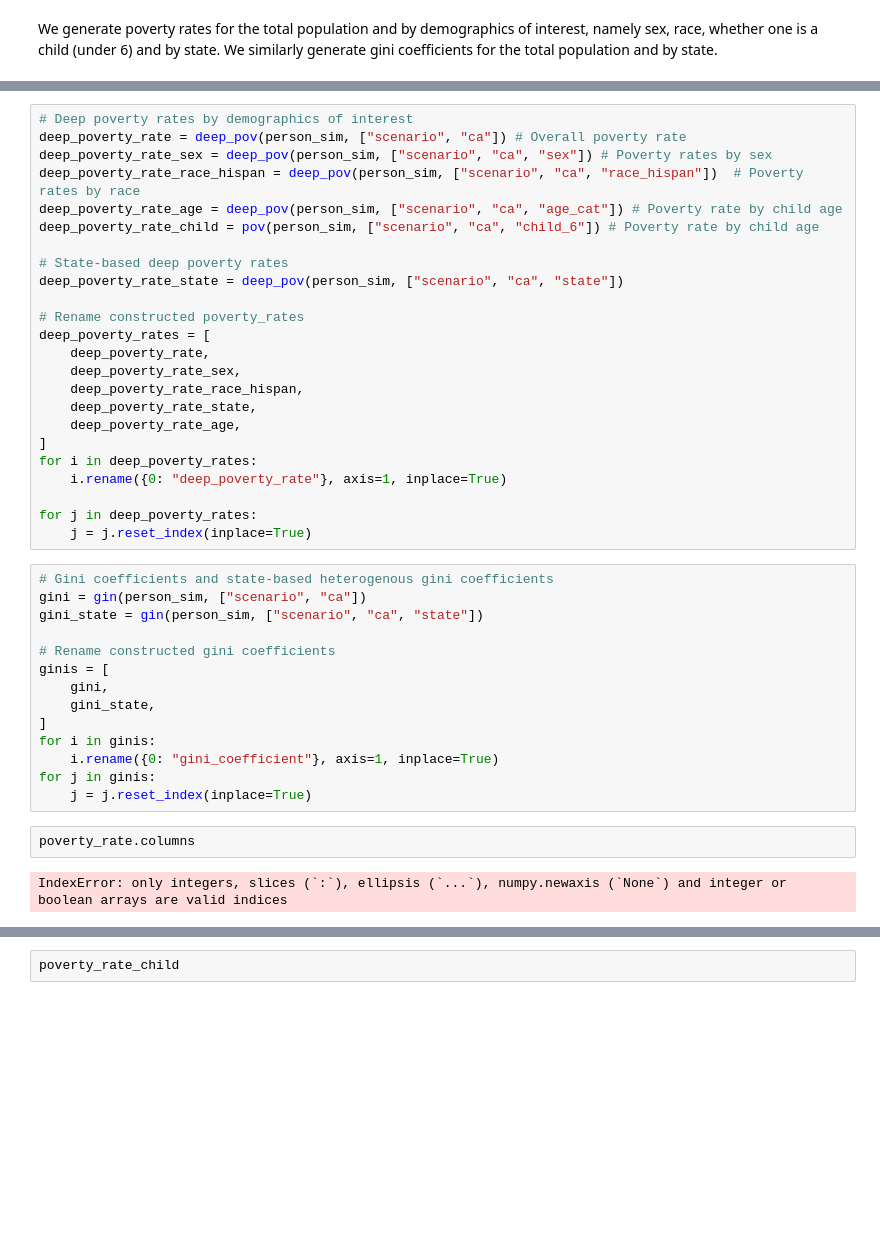
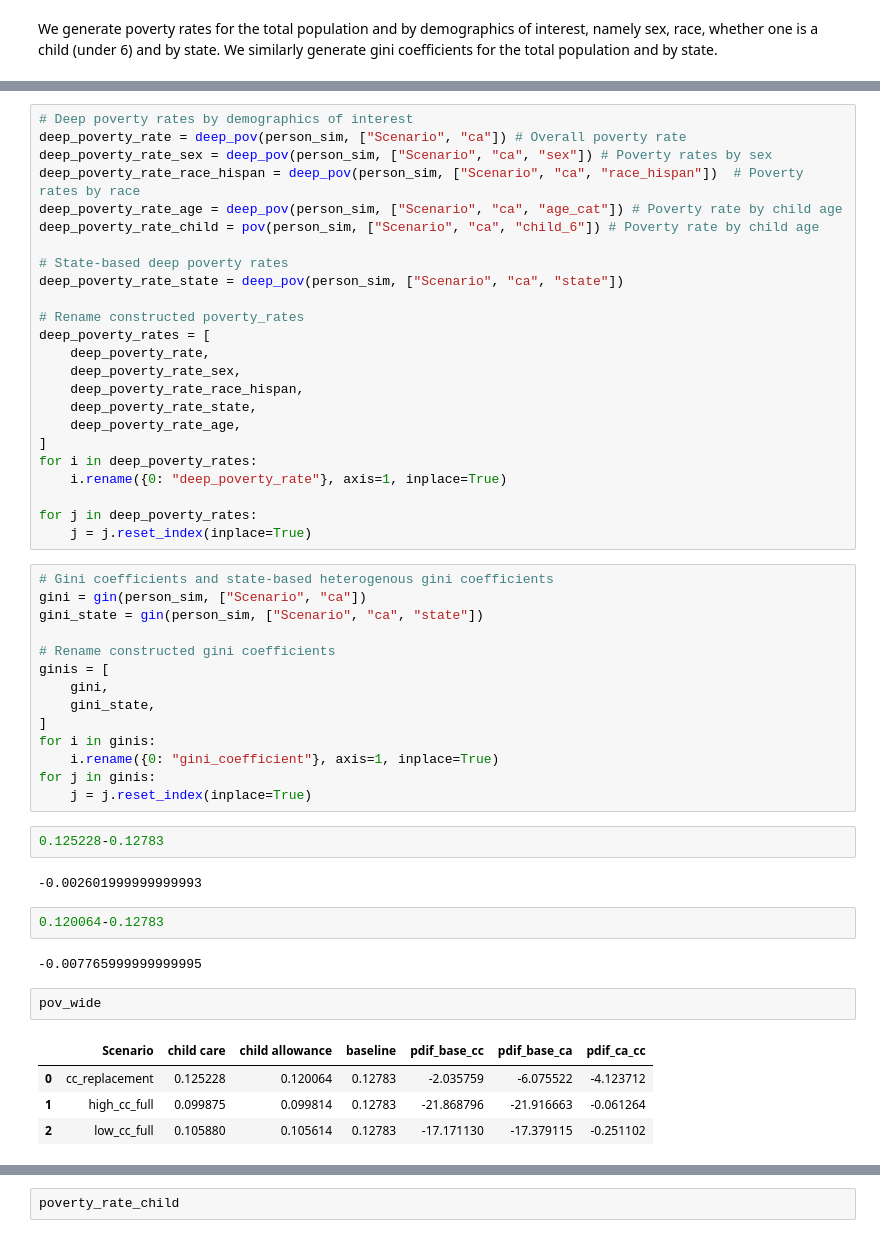
Before and after one commit to UBICenter/child-allowance, a Jupyter notebook: jb/CAllowance.ipynb, the cells around one changed output, grey strips where cells are left out. Cells and saved outputs as stored; diff of their text form; blank space fills up the shorter version.

```diff
--- a/jb/CAllowance.ipynb
+++ b/jb/CAllowance.ipynb
@@ -68,14 +68,14 @@ for j in poverty_rates:
     j = j.reset_index(inplace=True)
 # %%
 # Deep poverty rates by demographics of interest
-deep_poverty_rate = deep_pov(person_sim, ["scenario", "ca"]) # Overall poverty rate
-deep_poverty_rate_sex = deep_pov(person_sim, ["scenario", "ca", "sex"]) # Poverty rates by sex
-deep_poverty_rate_race_hispan = deep_pov(person_sim, ["scenario", "ca", "race_hispan"])  # Poverty rates by race
-deep_poverty_rate_age = deep_pov(person_sim, ["scenario", "ca", "age_cat"]) # Poverty rate by child age
-deep_poverty_rate_child = pov(person_sim, ["scenario", "ca", "child_6"]) # Poverty rate by child age
+deep_poverty_rate = deep_pov(person_sim, ["Scenario", "ca"]) # Overall poverty rate
+deep_poverty_rate_sex = deep_pov(person_sim, ["Scenario", "ca", "sex"]) # Poverty rates by sex
+deep_poverty_rate_race_hispan = deep_pov(person_sim, ["Scenario", "ca", "race_hispan"])  # Poverty rates by race
+deep_poverty_rate_age = deep_pov(person_sim, ["Scenario", "ca", "age_cat"]) # Poverty rate by child age
+deep_poverty_rate_child = pov(person_sim, ["Scenario", "ca", "child_6"]) # Poverty rate by child age
 
 # State-based deep poverty rates
-deep_poverty_rate_state = deep_pov(person_sim, ["scenario", "ca", "state"])
+deep_poverty_rate_state = deep_pov(person_sim, ["Scenario", "ca", "state"])
 
 # Rename constructed poverty_rates
 deep_poverty_rates = [
@@ -92,8 +92,8 @@ for j in deep_poverty_rates:
     j = j.reset_index(inplace=True)
 # %%
 # Gini coefficients and state-based heterogenous gini coefficients
-gini = gin(person_sim, ["scenario", "ca"])
-gini_state = gin(person_sim, ["scenario", "ca", "state"])
+gini = gin(person_sim, ["Scenario", "ca"])
+gini_state = gin(person_sim, ["Scenario", "ca", "state"])
 
 # Rename constructed gini coefficients
 ginis = [
@@ -104,10 +104,21 @@ for i in ginis:
     i.rename({0: "gini_coefficient"}, axis=1, inplace=True)
 for j in ginis:
     j = j.reset_index(inplace=True)
-# %%
-poverty_rate.columns
-# %% [output]
-IndexError: only integers, slices (`:`), ellipsis (`...`), numpy.newaxis (`None`) and integer or boolean arrays are valid indices
+# %%
+0.125228-0.12783
+# %% [output]
+-0.002601999999999993
+# %%
+0.120064-0.12783
+# %% [output]
+-0.007765999999999995
+# %%
+pov_wide
+# %% [output]
+|  | Scenario | child care | child allowance | baseline | pdif_base_cc | pdif_base_ca | pdif_ca_cc |
+| 0 | cc_replacement | 0.125228 | 0.120064 | 0.12783 | -2.035759 | -6.075522 | -4.123712 |
+| 1 | high_cc_full | 0.099875 | 0.099814 | 0.12783 | -21.868796 | -21.916663 | -0.061264 |
+| 2 | low_cc_full | 0.105880 | 0.105614 | 0.12783 | -17.171130 | -17.379115 | -0.251102 |
 # %%
 # Poverty plot
 # Use pivot table to construct difference / percentage change in pov measures
```
Also changed, not shown: parts of 10 cells of this notebook.
